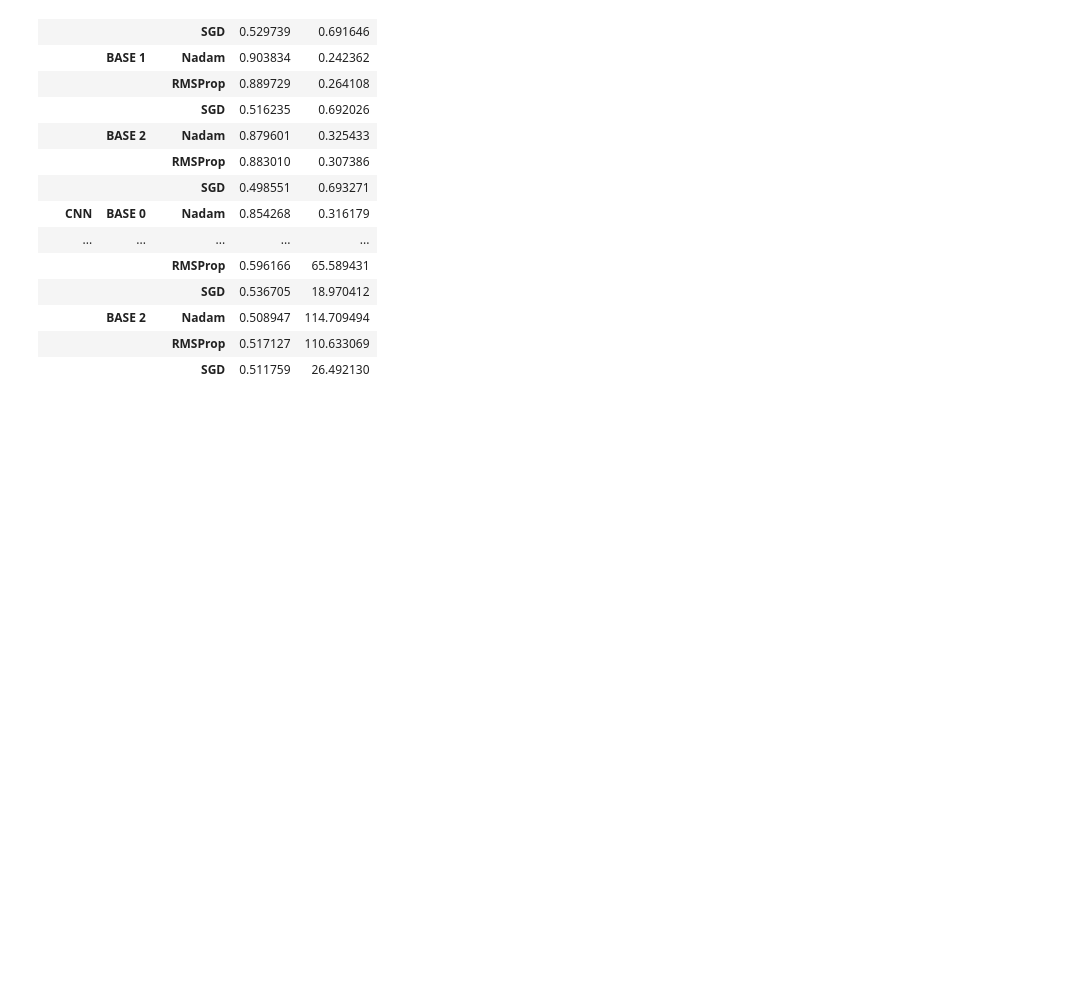
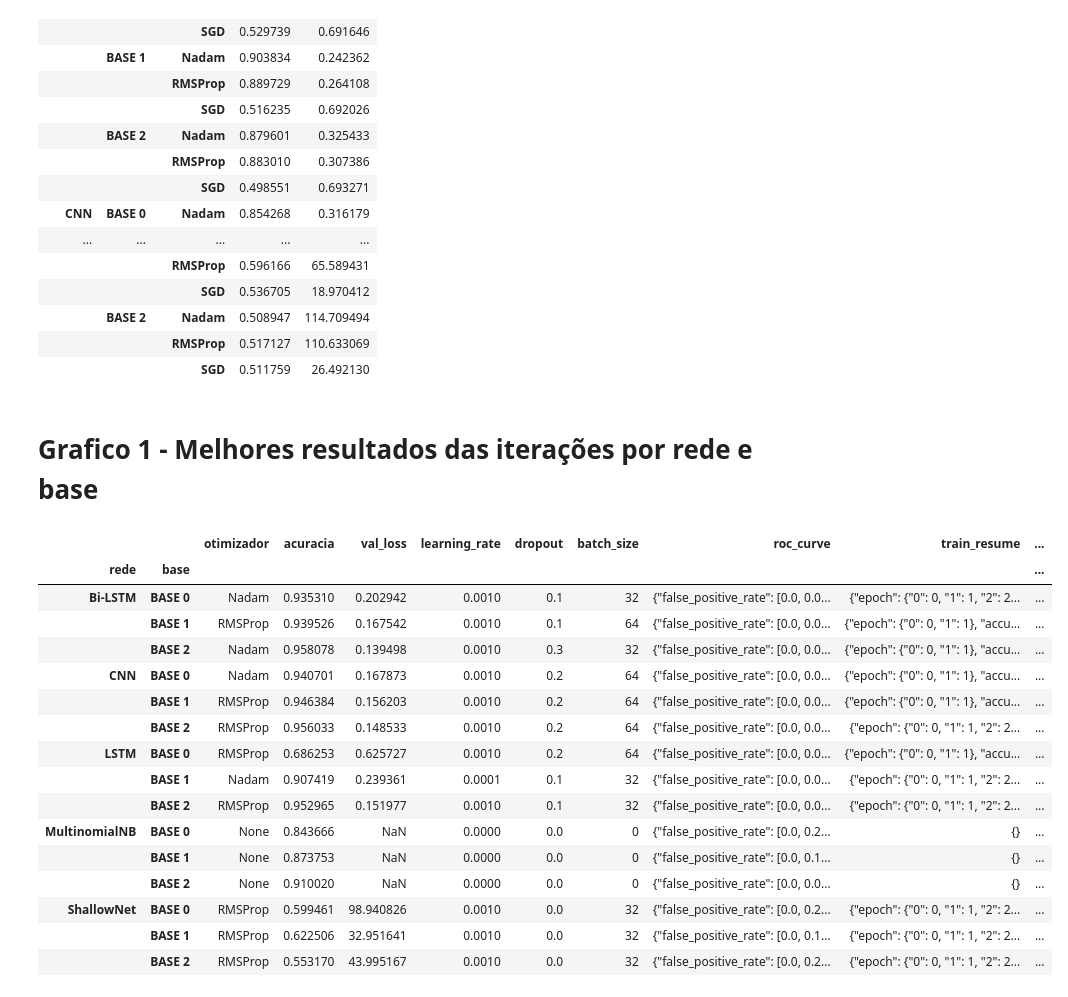
Before and after one commit to LuanPCunha/TCC, a Jupyter notebook: ProduzGraficos.ipynb, the cells around one changed output. Saved outputs shown, nothing was run; the diff lists cells and outputs as text; code cells hidden in the pictures; blank space fills up the shorter version.

Commit message:
teste de produção de graficos

```diff
--- a/ProduzGraficos.ipynb
+++ b/ProduzGraficos.ipynb
@@ -163,0 +166,30 @@ def plot_roc_curve(roc_curves):
+# %% [markdown]
+# Grafico 1 - Melhores resultados das iterações por rede e base
+# %%
+Graficos1 = resultados.copy()
+Graficos1.sort_values(by=['acuracia', 'val_loss'], ascending=[False, True], inplace = True)
+Graficos1 = Graficos1.groupby(["rede","base"]).first()
+Graficos1
+#print(Graficos1.where(Graficos1)
+
+# print(type(Graficos1))
+# print(Graficos1)
+# print(resultados[Graficos1])
+# %% [output]
+|  |  | otimizador | acuracia | val_loss | learning_rate | dropout | batch_size | roc_curve | train_resume | ... |
+| rede | base |  |  |  |  |  |  |  |  | ... |
+| Bi-LSTM | BASE 0 | Nadam | 0.935310 | 0.202942 | 0.0010 | 0.1 | 32 | {"false_positive_rate": [0.0, 0.0... | {"epoch": {"0": 0, "1": 1, "2": 2... | ... |
+|  | BASE 1 | RMSProp | 0.939526 | 0.167542 | 0.0010 | 0.1 | 64 | {"false_positive_rate": [0.0, 0.0... | {"epoch": {"0": 0, "1": 1}, "accu... | ... |
+|  | BASE 2 | Nadam | 0.958078 | 0.139498 | 0.0010 | 0.3 | 32 | {"false_positive_rate": [0.0, 0.0... | {"epoch": {"0": 0, "1": 1}, "accu... | ... |
+| CNN | BASE 0 | Nadam | 0.940701 | 0.167873 | 0.0010 | 0.2 | 64 | {"false_positive_rate": [0.0, 0.0... | {"epoch": {"0": 0, "1": 1}, "accu... | ... |
+|  | BASE 1 | RMSProp | 0.946384 | 0.156203 | 0.0010 | 0.2 | 64 | {"false_positive_rate": [0.0, 0.0... | {"epoch": {"0": 0, "1": 1}, "accu... | ... |
+|  | BASE 2 | RMSProp | 0.956033 | 0.148533 | 0.0010 | 0.2 | 64 | {"false_positive_rate": [0.0, 0.0... | {"epoch": {"0": 0, "1": 1, "2": 2... | ... |
+| LSTM | BASE 0 | RMSProp | 0.686253 | 0.625727 | 0.0010 | 0.2 | 64 | {"false_positive_rate": [0.0, 0.0... | {"epoch": {"0": 0, "1": 1}, "accu... | ... |
+|  | BASE 1 | Nadam | 0.907419 | 0.239361 | 0.0001 | 0.1 | 32 | {"false_positive_rate": [0.0, 0.0... | {"epoch": {"0": 0, "1": 1, "2": 2... | ... |
+|  | BASE 2 | RMSProp | 0.952965 | 0.151977 | 0.0010 | 0.1 | 32 | {"false_positive_rate": [0.0, 0.0... | {"epoch": {"0": 0, "1": 1, "2": 2... | ... |
+| MultinomialNB | BASE 0 | None | 0.843666 | NaN | 0.0000 | 0.0 | 0 | {"false_positive_rate": [0.0, 0.2... | {} | ... |
+|  | BASE 1 | None | 0.873753 | NaN | 0.0000 | 0.0 | 0 | {"false_positive_rate": [0.0, 0.1... | {} | ... |
+|  | BASE 2 | None | 0.910020 | NaN | 0.0000 | 0.0 | 0 | {"false_positive_rate": [0.0, 0.0... | {} | ... |
+| ShallowNet | BASE 0 | RMSProp | 0.599461 | 98.940826 | 0.0010 | 0.0 | 32 | {"false_positive_rate": [0.0, 0.2... | {"epoch": {"0": 0, "1": 1, "2": 2... | ... |
+|  | BASE 1 | RMSProp | 0.622506 | 32.951641 | 0.0010 | 0.0 | 32 | {"false_positive_rate": [0.0, 0.1... | {"epoch": {"0": 0, "1": 1, "2": 2... | ... |
+|  | BASE 2 | RMSProp | 0.553170 | 43.995167 | 0.0010 | 0.0 | 32 | {"false_positive_rate": [0.0, 0.2... | {"epoch": {"0": 0, "1": 1, "2": 2... | ... |
```
Also changed, not shown: parts of 11 cells of this notebook.
